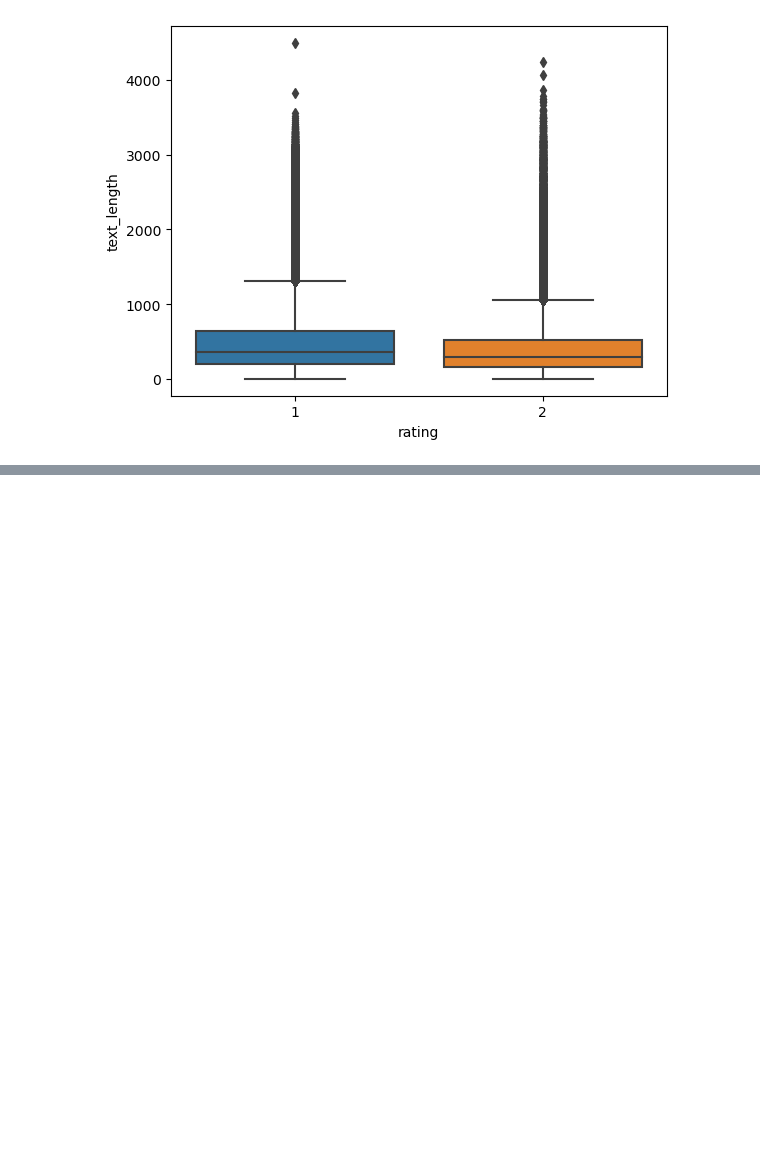
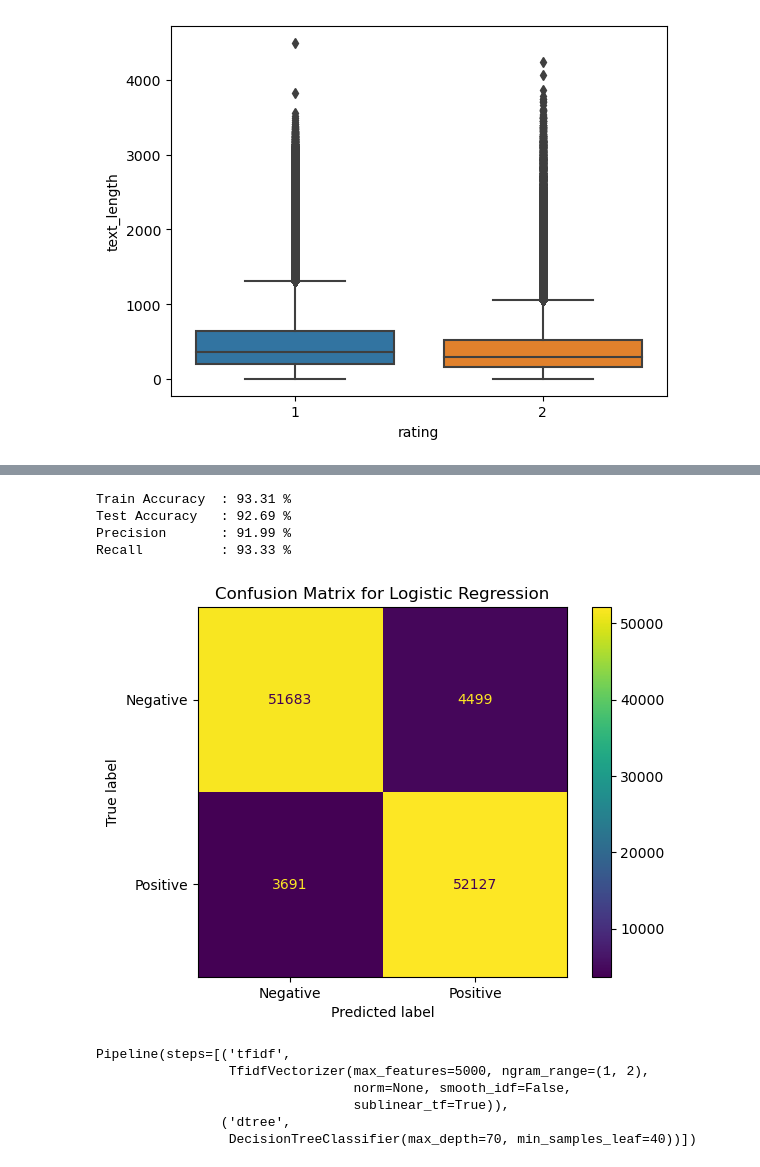
Before and after one commit to ddurgoji/yelp-reviews-capstone-project-ucb-ml-ai, a Jupyter notebook: yelp-reviews-capstone-ucb-mlai.ipynb, the cells around one changed output, grey strips where cells are left out. Saved outputs shown, nothing was run; the diff lists cells and outputs as text; code cells hidden in the pictures; blank space fills up the shorter version.

```diff
--- a/yelp-reviews-capstone-ucb-mlai.ipynb
+++ b/yelp-reviews-capstone-ucb-mlai.ipynb
@@ -480,0 +583,32 @@ sns.boxplot(x='rating', y='text_length', data=train_df_fixed)
+# %%
+from sklearn.linear_model import LogisticRegression
+
+pipeline = Pipeline(
+    steps=[
+        ('tfidf', TfidfVectorizer()),
+        ('lr', LogisticRegression())
+    ]
+)
+
+parameters = {
+    'tfidf__ngram_range': [(1,1), (1,2), (2,2)],
+    'tfidf__use_idf': [True, False],
+    'tfidf__smooth_idf': [True, False],
+    'tfidf__sublinear_tf': [True, False],
+    'tfidf__norm': [None, 'l1', 'l2'],
+    'tfidf__max_features': [100, 200, 500, 1000, 3000, 5000],
+    'lr__solver': ['lbfgs', 'liblinear', 'newton-cg', 'newton-cholesky', 'sag', 'saga'],
+    'lr__max_iter': [100, 200, 500, 1000],
+    'lr__penalty': ['l1', 'l2', 'elasticnet', None]
+}
+
+log_red_grid = RandomizedSearchCV(
+    pipeline,
+    parameters,
+    scoring='accuracy',
+    cv=5,
+    n_jobs=1,
+    verbose=10,
+    n_iter=50
+)
+log_red_grid.fit(X_train, y_train)
@@ -480,0 +843,29 @@ sns.boxplot(x='rating', y='text_length', data=train_df_fixed)
+# %%
+model = log_red_grid.best_estimator_
+print("Train Accuracy  : {:.2f} %".format(accuracy_score(model.predict(X_train), y_train)*100))
+print("Test Accuracy   : {:.2f} %".format(accuracy_score(model.predict(X_valid), y_valid)*100))
+print("Precision       : {:.2f} %".format(precision_score(model.predict(X_valid), y_valid)*100))
+print("Recall          : {:.2f} %".format(recall_score(model.predict(X_valid), y_valid)*100))
+# %% [output]
+Train Accuracy  : 93.31 %
+Test Accuracy   : 92.69 %
+Precision       : 91.99 %
+Recall          : 93.33 %
+# %%
+from sklearn.metrics import confusion_matrix, ConfusionMatrixDisplay
+cm = confusion_matrix(y_valid, model.predict(X_valid))
+disp = ConfusionMatrixDisplay(cm, display_labels=["Negative","Positive"])
+disp.plot()
+plt.title("Confusion Matrix for Logistic Regression")
+plt.show()
+# %% [output]
+[figure, added]
+# %%
+dtree_grid.best_estimator_
+# %% [output]
+Pipeline(steps=[('tfidf',
+                 TfidfVectorizer(max_features=5000, ngram_range=(1, 2),
+                                 norm=None, smooth_idf=False,
+                                 sublinear_tf=True)),
+                ('dtree',
+                 DecisionTreeClassifier(max_depth=70, min_samples_leaf=40))])
```
Also changed, not shown: parts of 16 cells of this notebook.
